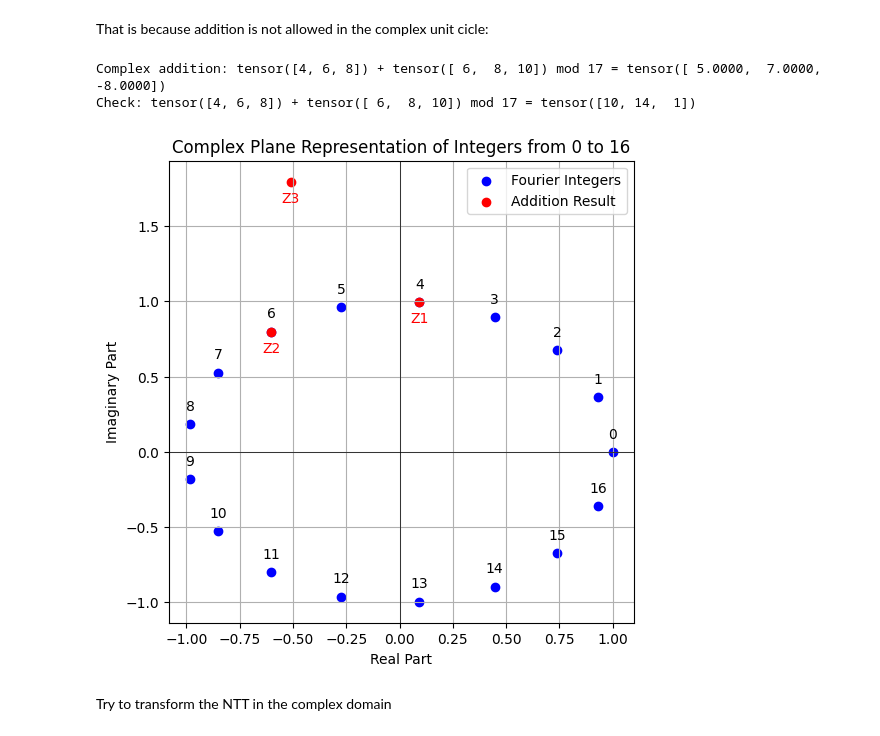
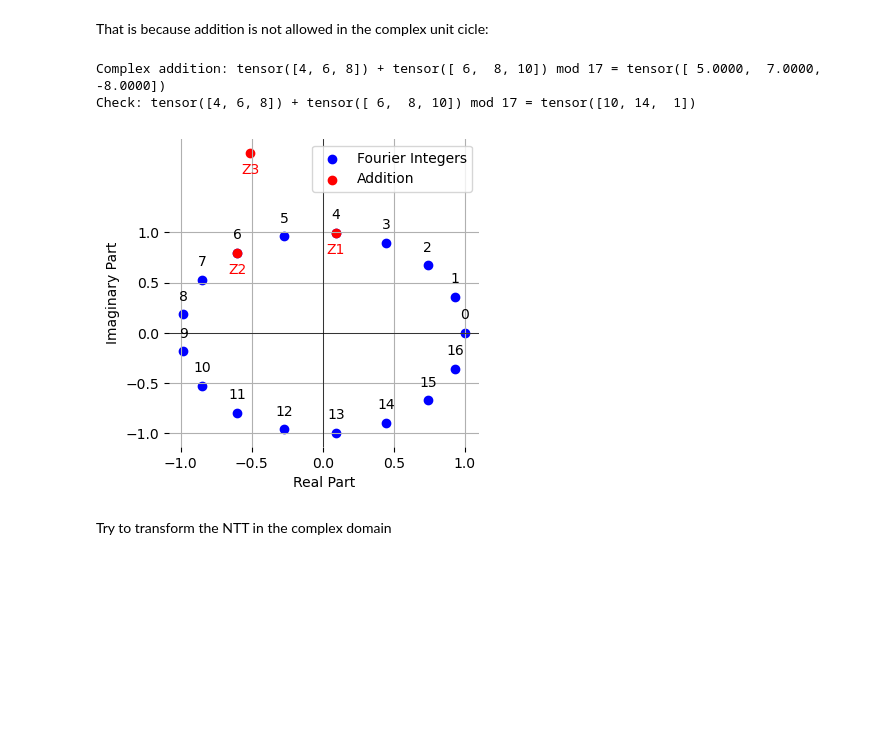
Before and after one commit to cristianbass01/ML-attack-on-MLWE, a Jupyter notebook: src/notebooks/1_fourier.ipynb, the cells around one changed output. Saved outputs shown, nothing was run; the diff lists cells and outputs as text; code cells hidden in the pictures; blank space fills up the shorter version.

```diff
--- a/src/notebooks/1_fourier.ipynb
+++ b/src/notebooks/1_fourier.ipynb
@@ -130,6 +130,6 @@ Average time to convert back to multiplicative int: 0.000478 seconds
 Correctness: True
 # %%
-def plot_complex_with_elements(additional_elements=None, q=17, function=None, label='Fourier Integers'):
+def plot_complex_with_elements(additional_elements=None, q=17, function=None, label='Fourier Integers', save_to=None):
     # Generate integers from 0 to q-1
     integers = torch.arange(0, q)
 
@@ -140,7 +140,7 @@ def plot_complex_with_elements(additional_elements=None, q=17, function=None, la
         complex_numbers = fourier_int_to_complex(integers, q)
 
     # Create the plot
-    plt.figure(figsize=(6, 6))
+    plt.figure(figsize=(4, 4))
     plt.scatter(complex_numbers.real, complex_numbers.imag, color='blue', label='Fourier Integers')
 
     # Annotate each point with its corresponding integer
@@ -164,12 +164,23 @@ def plot_complex_with_elements(additional_elements=None, q=17, function=None, la
     # Formatting the plot
     plt.xlabel('Real Part')
     plt.ylabel('Imaginary Part')
-    plt.title(f'Complex Plane Representation of Integers from 0 to {q-1}')
+    #plt.title(f'Complex Plane Representation of Integers from 0 to {q-1}')
     plt.axhline(0, color='black', linewidth=0.5)
     plt.axvline(0, color='black', linewidth=0.5)
+
+    # Remove space for the title by adjusting the layout
+    plt.xticks(np.linspace(-1, 1, 5))
+    plt.yticks(np.linspace(-1, 1, 5))
     plt.grid(True)
     plt.legend()
-    plt.show()
+    plt.gca().spines['top'].set_visible(False)
+    plt.gca().spines['right'].set_visible(False)
+    plt.gca().spines['left'].set_visible(False)
+    plt.gca().spines['bottom'].set_visible(False)
+    if save_to is not None:
+        plt.savefig(save_to)
+    else:
+        plt.show()
 
-plot_complex_with_elements()
+plot_complex_with_elements(save_to="./graphs/complex_plane.pdf")
 # %% [output]
@@ -304,26 +315,26 @@ That is because addition is not allowed in the complex unit cicle:
 # %%
 a = torch.tensor([4, 6, 8])
 b = torch.tensor([6, 8, 10])
 q = 17
 
 # Map integers to complex numbers using Fourier transform
 a_complex = fourier_int_to_complex(a, q)
 b_complex = fourier_int_to_complex(b, q)
 
 # Perform element-wise addition in the exponent space
 result_complex = a_complex + b_complex
 
 # Map the result back to an integer
 result = fourier_complex_to_int(result_complex, q)
 print(f'Complex addition: {a} + {b} mod {q} = {result}')
 print("Check:", a, "+", b, "mod", q, "=", (a + b) % q)
 
 # Plot the complex numbers
-plot_complex_with_elements([a_complex[0], b_complex[0], result_complex[0]], function=fourier_int_to_complex, q=q, label='Addition Result')
+plot_complex_with_elements([a_complex[0], b_complex[0], result_complex[0]], function=fourier_int_to_complex, q=q, label='Addition', save_to="./graphs/wrong_addition_complex_plane.pdf")
 # %% [output]
 Complex addition: tensor([4, 6, 8]) + tensor([ 6,  8, 10]) mod 17 = tensor([ 5.0000,  7.0000, -8.0000])
 Check: tensor([4, 6, 8]) + tensor([ 6,  8, 10]) mod 17 = tensor([10, 14,  1])
-[figure, old version]
+[figure, new version]
 # %% [markdown]
 Try to transform the NTT in the complex domain
 # %%
```
Also changed, not shown: parts of 5 cells of this notebook, 11 other files.
